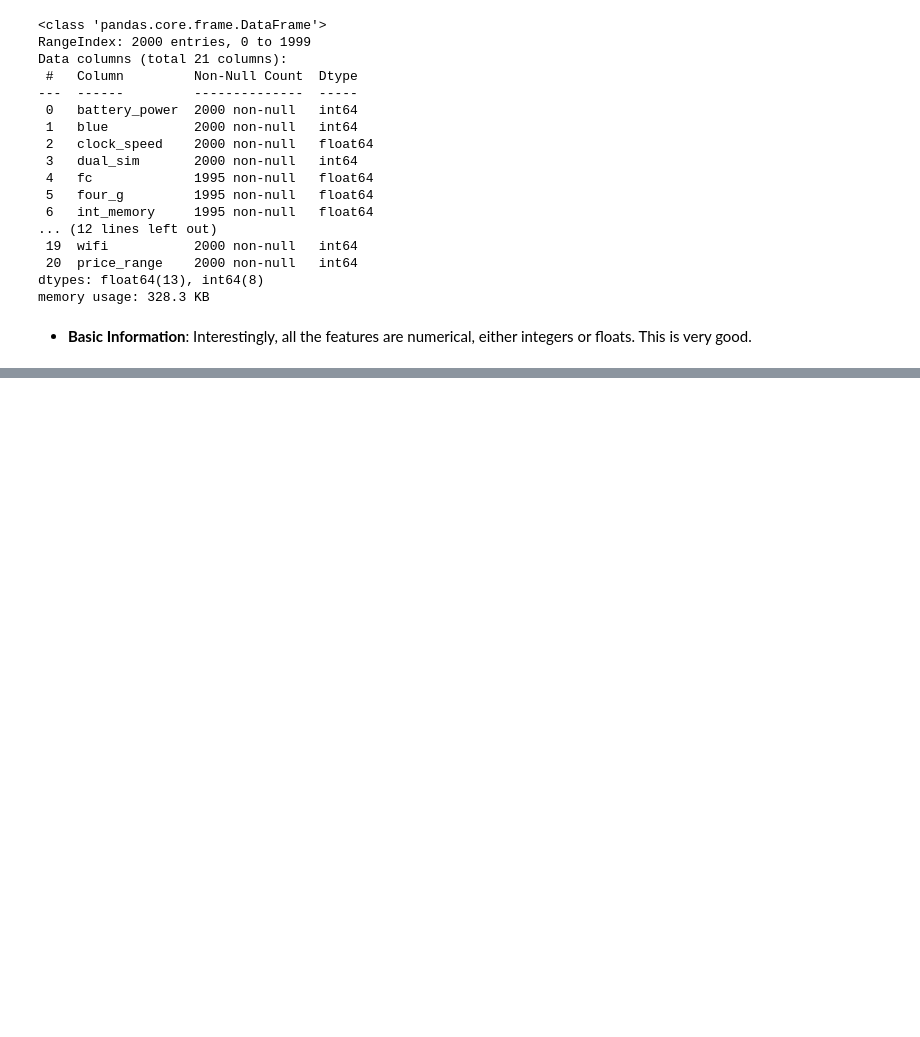
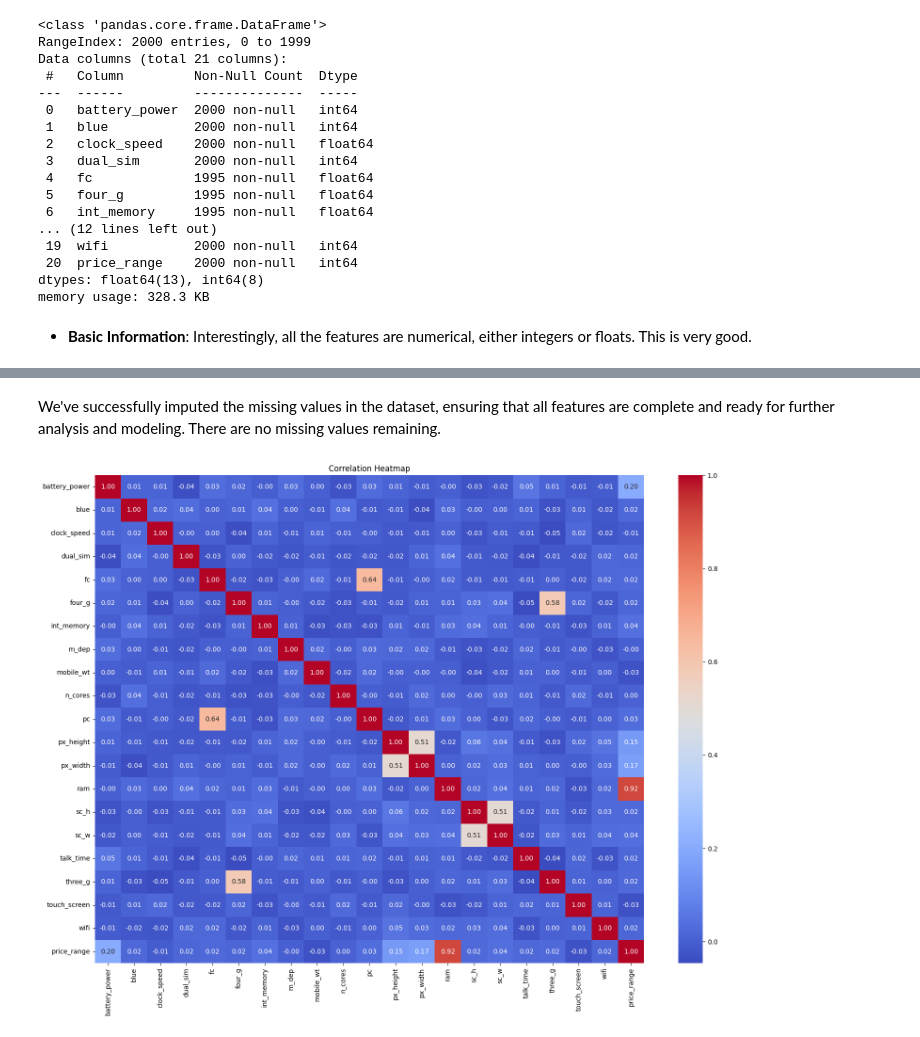
Before and after one commit to JoshOlam/maids-cc, a Jupyter notebook: notebook.ipynb, the cells around one changed output, grey strips where cells are left out. Saved outputs shown, nothing was run; the diff lists cells and outputs as text; code cells hidden in the pictures; blank space fills up the shorter version.

```diff
--- a/notebook.ipynb
+++ b/notebook.ipynb
@@ -230,0 +235,7 @@ memory usage: 328.3 KB
+# %%
+# Imputing missing values
+imputer = SimpleImputer(strategy='mean')
+train_df_imputed = pd.DataFrame(imputer.fit_transform(train_df), columns=train_df.columns)
+
+# Re-check for missing values after imputation
+train_df_imputed.isnull().sum()
@@ -230,0 +260,11 @@ memory usage: 328.3 KB
+# %% [markdown]
+We've successfully imputed the missing values in the dataset, ensuring that all features are complete and ready for further analysis and modeling. There are no missing values remaining.
+# %%
+# Correlation heatmap using seaborn for visualizing correlations between features and the target
+plt.figure(figsize=(16, 12))
+heatmap = sns.heatmap(train_df_imputed.corr(), annot=True, fmt=".2f", cmap='coolwarm')
+plt.title("Correlation Heatmap")
+plt.tight_layout()
+plt.show()
+# %% [output]
+[figure, added]
```
Also changed, not shown: parts of 4 cells of this notebook.
